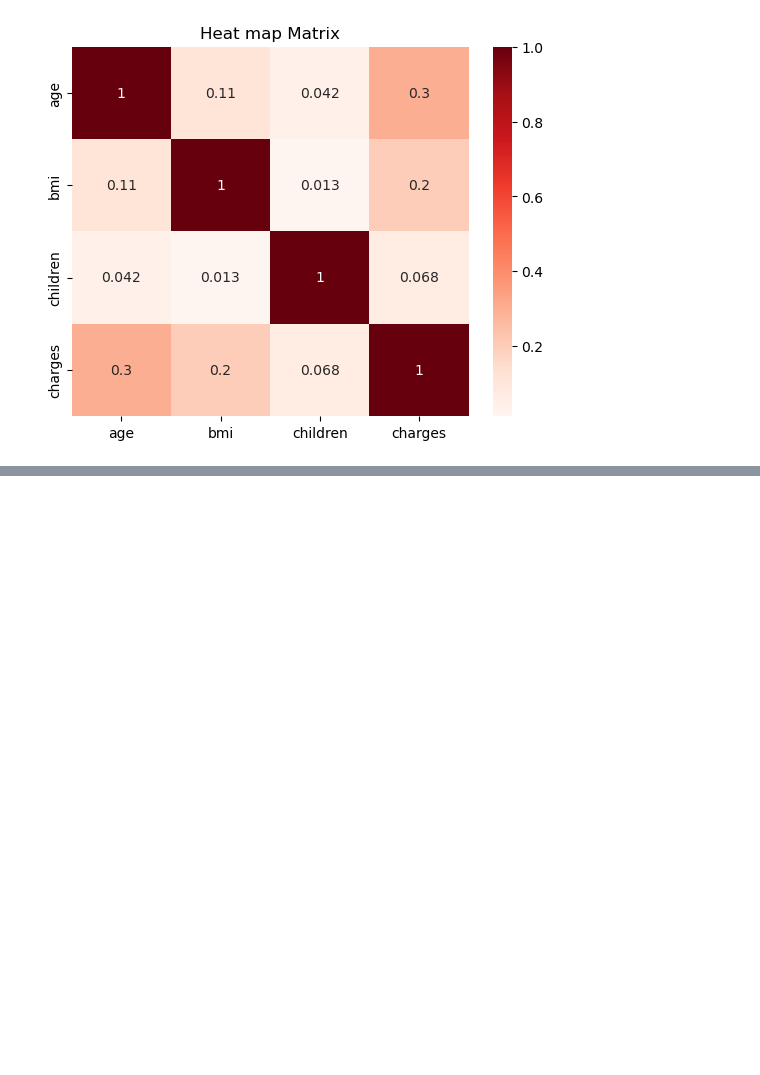
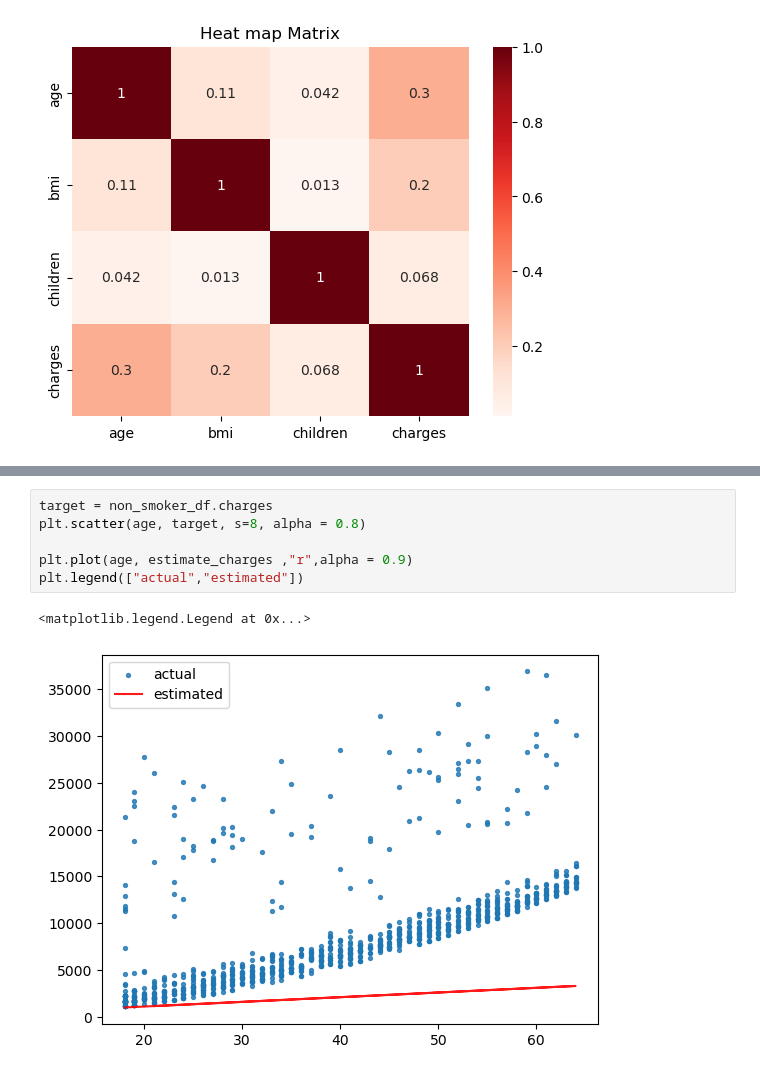
Before and after one commit to sulakshya1/machine-Learning, a Jupyter notebook: linear_regression/insurance.ipynb, the cells around one changed output, grey strips where cells are left out. Drawn from its saved outputs; the diff is of its cells as text; blank space fills up the shorter version.

```diff
--- a/linear_regression/insurance.ipynb
+++ b/linear_regression/insurance.ipynb
@@ -106,0 +131,9 @@ Text(0.5, 1.0, 'Heat map Matrix')
+# %%
+target = non_smoker_df.charges
+plt.scatter(age, target, s=8, alpha = 0.8)
+
+plt.plot(age, estimate_charges ,"r",alpha = 0.9)
+plt.legend(["actual","estimated"])
+# %% [output]
+<matplotlib.legend.Legend at 0x...>
+[figure, added]
```
Also changed, not shown: parts of 22 cells of this notebook.
